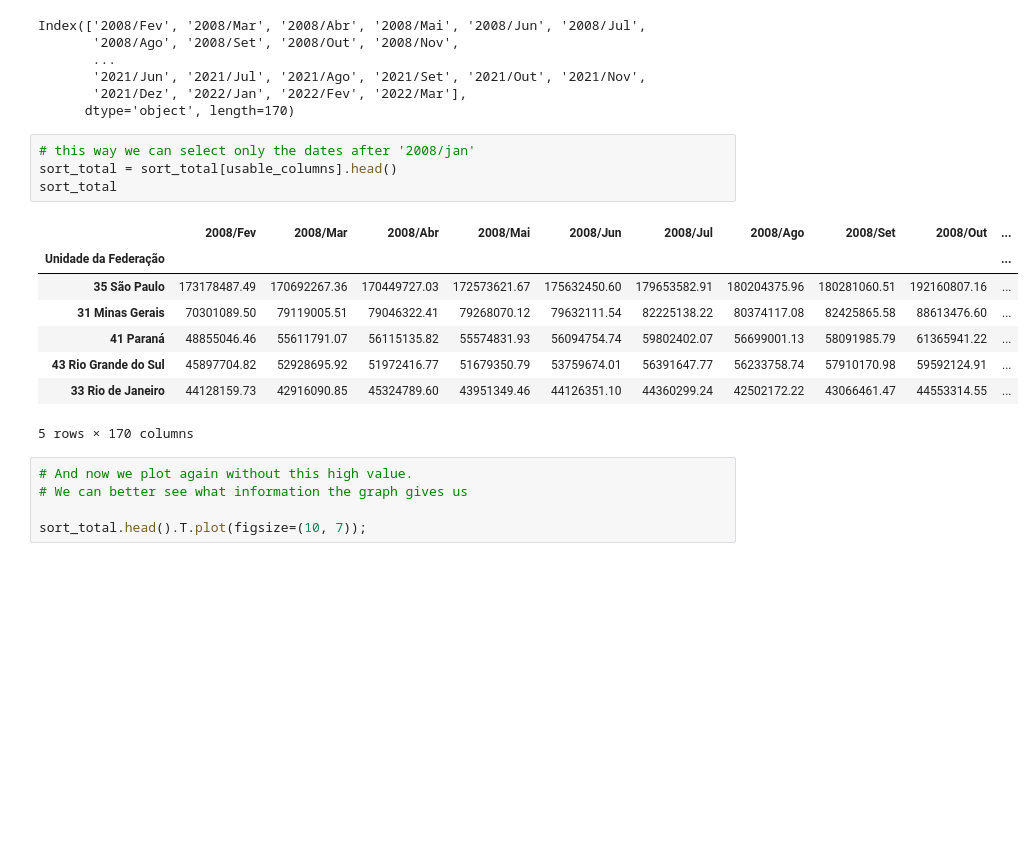
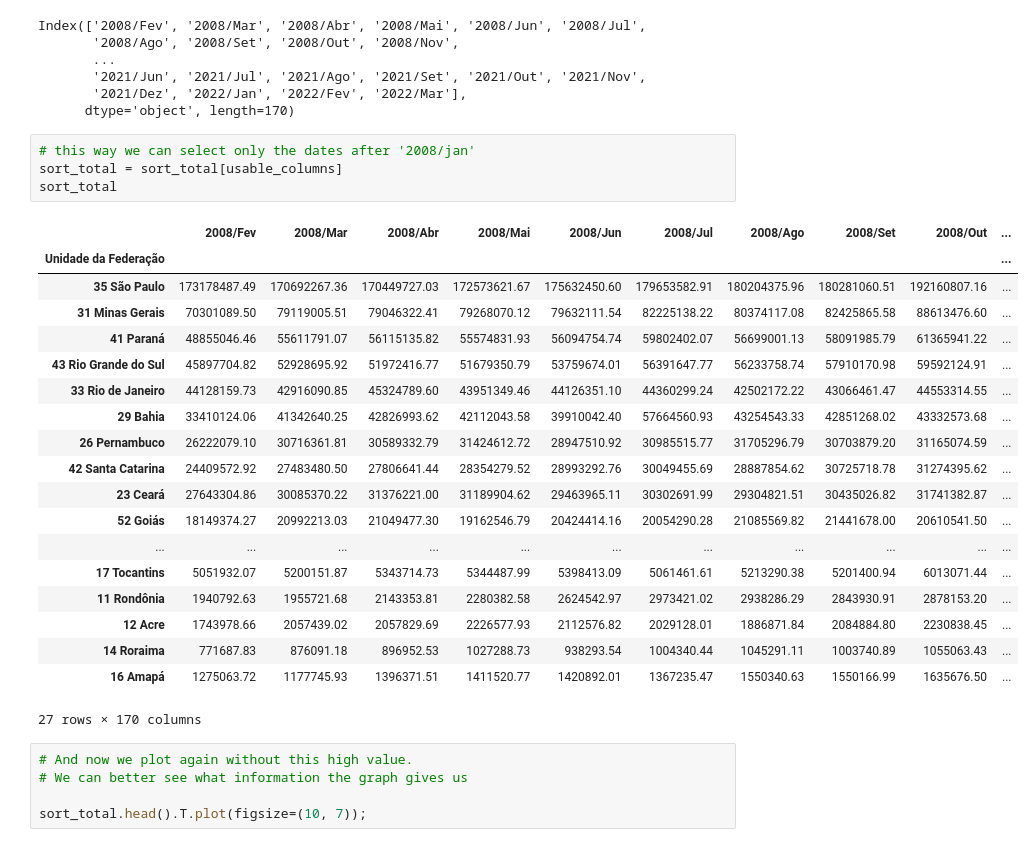
Before and after one commit to paulo-lins/EDA_datasus, a Jupyter notebook: EDA_tabnet.ipynb, the cells around one changed output. Drawn from its saved outputs; the diff is of its cells as text; blank space fills up the shorter version.

```diff
--- a/EDA_tabnet.ipynb
+++ b/EDA_tabnet.ipynb
@@ -536,17 +536,28 @@ Index(['2008/Fev', '2008/Mar', '2008/Abr', '2008/Mai', '2008/Jun', '2008/Jul',
       dtype='object', length=170)
 # %%
 # this way we can select only the dates after '2008/jan'
-sort_total = sort_total[usable_columns].head()
+sort_total = sort_total[usable_columns]
 sort_total
 # %% [output]
 |  | 2008/Fev | 2008/Mar | 2008/Abr | 2008/Mai | 2008/Jun | 2008/Jul | 2008/Ago | 2008/Set | 2008/Out | ... |
 | Unidade da Federação |  |  |  |  |  |  |  |  |  | ... |
 | 35 São Paulo | 173178487.49 | 170692267.36 | 170449727.03 | 172573621.67 | 175632450.60 | 179653582.91 | 180204375.96 | 180281060.51 | 192160807.16 | ... |
 | 31 Minas Gerais | 70301089.50 | 79119005.51 | 79046322.41 | 79268070.12 | 79632111.54 | 82225138.22 | 80374117.08 | 82425865.58 | 88613476.60 | ... |
 | 41 Paraná | 48855046.46 | 55611791.07 | 56115135.82 | 55574831.93 | 56094754.74 | 59802402.07 | 56699001.13 | 58091985.79 | 61365941.22 | ... |
 | 43 Rio Grande do Sul | 45897704.82 | 52928695.92 | 51972416.77 | 51679350.79 | 53759674.01 | 56391647.77 | 56233758.74 | 57910170.98 | 59592124.91 | ... |
 | 33 Rio de Janeiro | 44128159.73 | 42916090.85 | 45324789.60 | 43951349.46 | 44126351.10 | 44360299.24 | 42502172.22 | 43066461.47 | 44553314.55 | ... |
+| 29 Bahia | 33410124.06 | 41342640.25 | 42826993.62 | 42112043.58 | 39910042.40 | 57664560.93 | 43254543.33 | 42851268.02 | 43332573.68 | ... |
+| 26 Pernambuco | 26222079.10 | 30716361.81 | 30589332.79 | 31424612.72 | 28947510.92 | 30985515.77 | 31705296.79 | 30703879.20 | 31165074.59 | ... |
+| 42 Santa Catarina | 24409572.92 | 27483480.50 | 27806641.44 | 28354279.52 | 28993292.76 | 30049455.69 | 28887854.62 | 30725718.78 | 31274395.62 | ... |
+| 23 Ceará | 27643304.86 | 30085370.22 | 31376221.00 | 31189904.62 | 29463965.11 | 30302691.99 | 29304821.51 | 30435026.82 | 31741382.87 | ... |
+| 52 Goiás | 18149374.27 | 20992213.03 | 21049477.30 | 19162546.79 | 20424414.16 | 20054290.28 | 21085569.82 | 21441678.00 | 20610541.50 | ... |
+| ... | ... | ... | ... | ... | ... | ... | ... | ... | ... | ... |
+| 17 Tocantins | 5051932.07 | 5200151.87 | 5343714.73 | 5344487.99 | 5398413.09 | 5061461.61 | 5213290.38 | 5201400.94 | 6013071.44 | ... |
+| 11 Rondônia | 1940792.63 | 1955721.68 | 2143353.81 | 2280382.58 | 2624542.97 | 2973421.02 | 2938286.29 | 2843930.91 | 2878153.20 | ... |
+| 12 Acre | 1743978.66 | 2057439.02 | 2057829.69 | 2226577.93 | 2112576.82 | 2029128.01 | 1886871.84 | 2084884.80 | 2230838.45 | ... |
+| 14 Roraima | 771687.83 | 876091.18 | 896952.53 | 1027288.73 | 938293.54 | 1004340.44 | 1045291.11 | 1003740.89 | 1055063.43 | ... |
+| 16 Amapá | 1275063.72 | 1177745.93 | 1396371.51 | 1411520.77 | 1420892.01 | 1367235.47 | 1550340.63 | 1550166.99 | 1635676.50 | ... |
-5 rows × 170 columns
+27 rows × 170 columns
 # %%
 # And now we plot again without this high value.
 # We can better see what information the graph gives us
```
Also changed, not shown: parts of 27 cells of this notebook.
